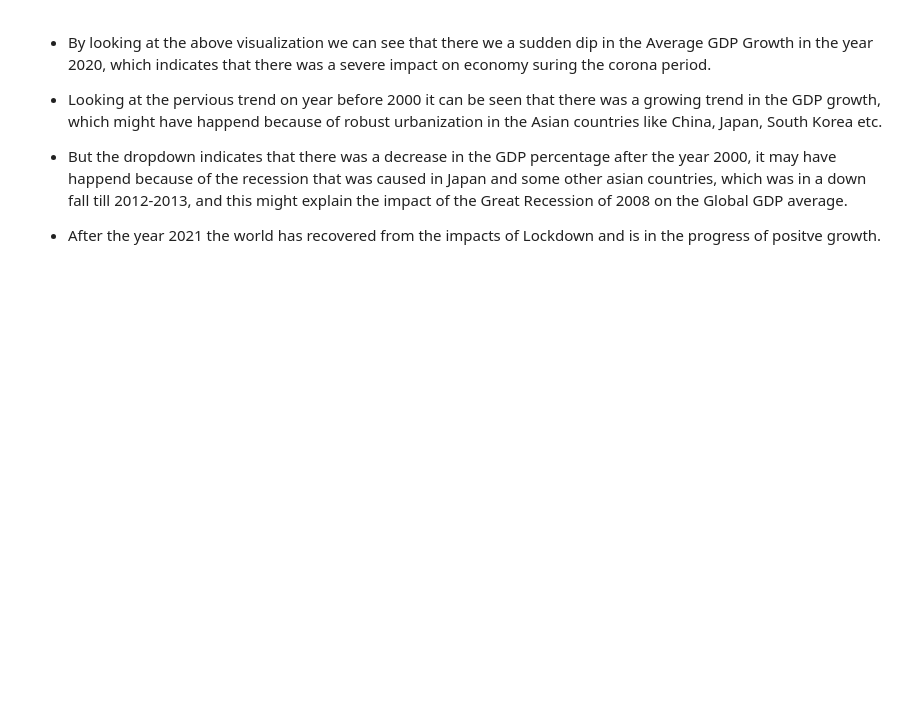
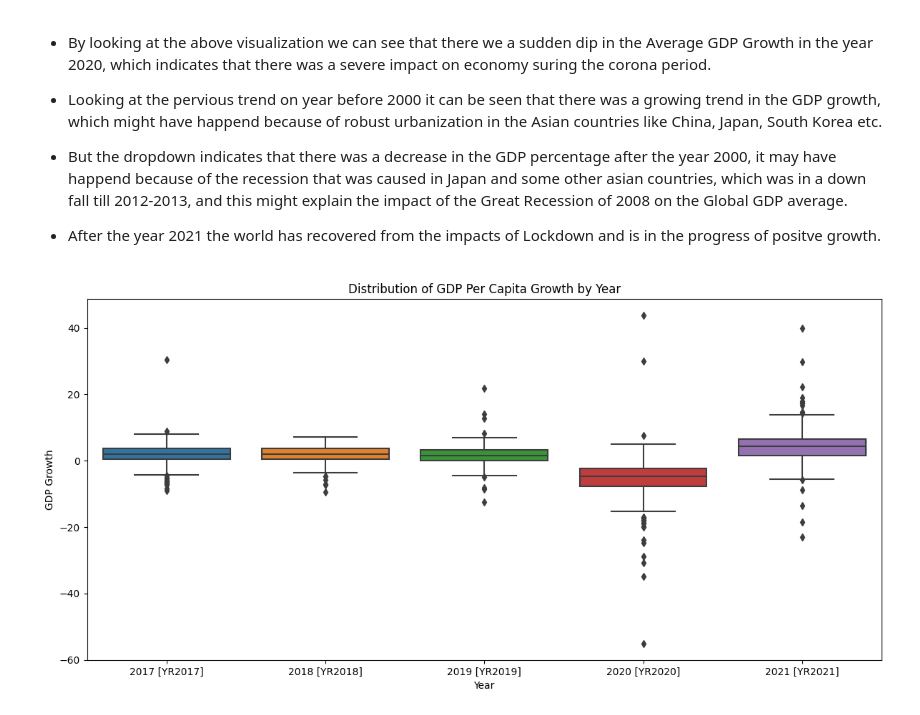
Before and after one commit to AshishGtmMishra/Data-Visualization-Projects, a Jupyter notebook: 4_GDP_per_capita_growth_(annual)_Visualization.ipynb, the cells around one changed output. Drawn from its saved outputs; the diff is of its cells as text; code cells hidden in the pictures; blank space fills up the shorter version.

```diff
--- a/4_GDP_per_capita_growth_(annual)_Visualization.ipynb
+++ b/4_GDP_per_capita_growth_(annual)_Visualization.ipynb
@@ -86,3 +104,20 @@ The `ci` parameter is deprecated. Use `errorbar=None` for the same effect.
 - But the dropdown indicates that there was a decrease in the GDP percentage after the year 2000, it may have happend because of the recession that was caused in Japan and some other asian countries, which was in a down fall till 2012-2013, and this might explain the impact of the Great Recession of 2008 on the Global GDP average.
 
 - After the year 2021 the world has recovered from the impacts of Lockdown and is in the progress of positve growth.
+# %%
+subset_df = df.replace('..', pd.NA).dropna(subset=['2017 [YR2017]', '2018 [YR2018]', '2019 [YR2019]', '2020 [YR2020]', '2021 [YR2021]'])
+
+subset_df = subset_df[['Country Name', '2017 [YR2017]', '2018 [YR2018]', '2019 [YR2019]', '2020 [YR2020]', '2021 [YR2021]']]
+
+melted_df = subset_df.melt(id_vars=['Country Name'], var_name='Year', value_name='GDP Growth')
+
+melted_df['GDP Growth'] = pd.to_numeric(melted_df['GDP Growth'], errors='coerce')
+
+plt.figure(figsize=(12, 6))
+sns.boxplot(x='Year', y='GDP Growth', data=melted_df)
+plt.title('Distribution of GDP Per Capita Growth by Year')
+plt.xticks(rotation=0)
+plt.tight_layout()
+plt.show()
+# %% [output]
+[figure, added]
```
Also changed, not shown: parts of 15 cells of this notebook.
